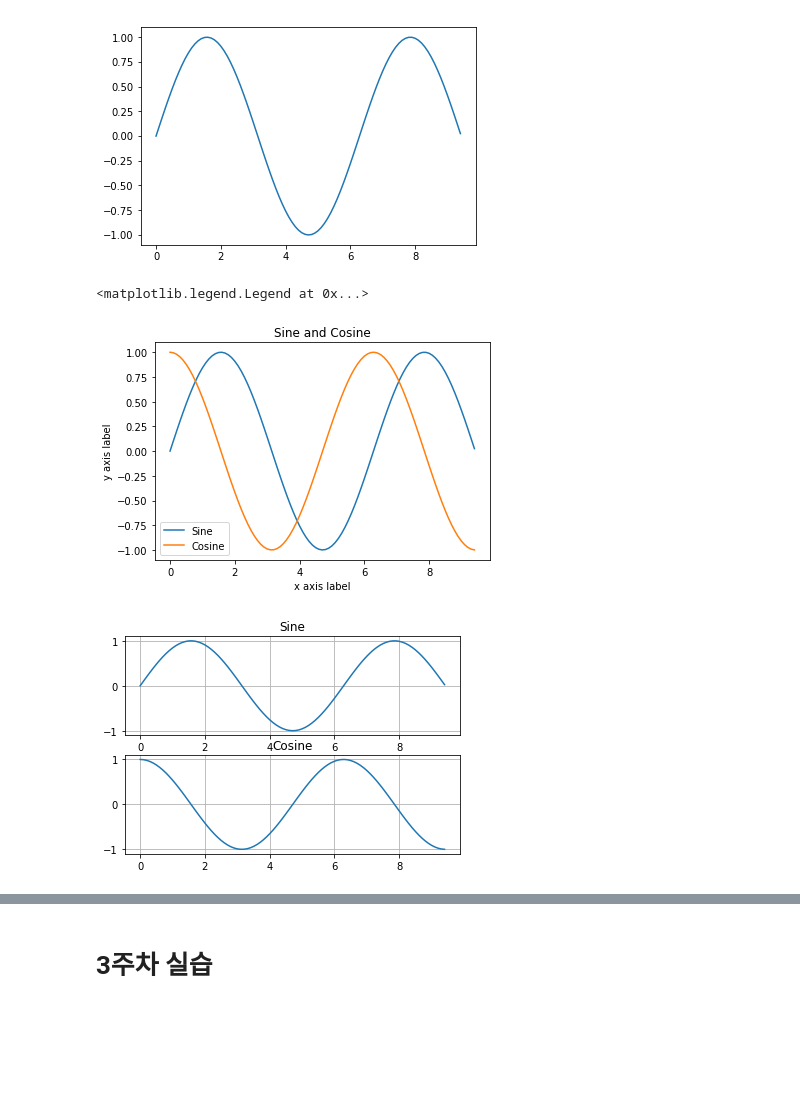
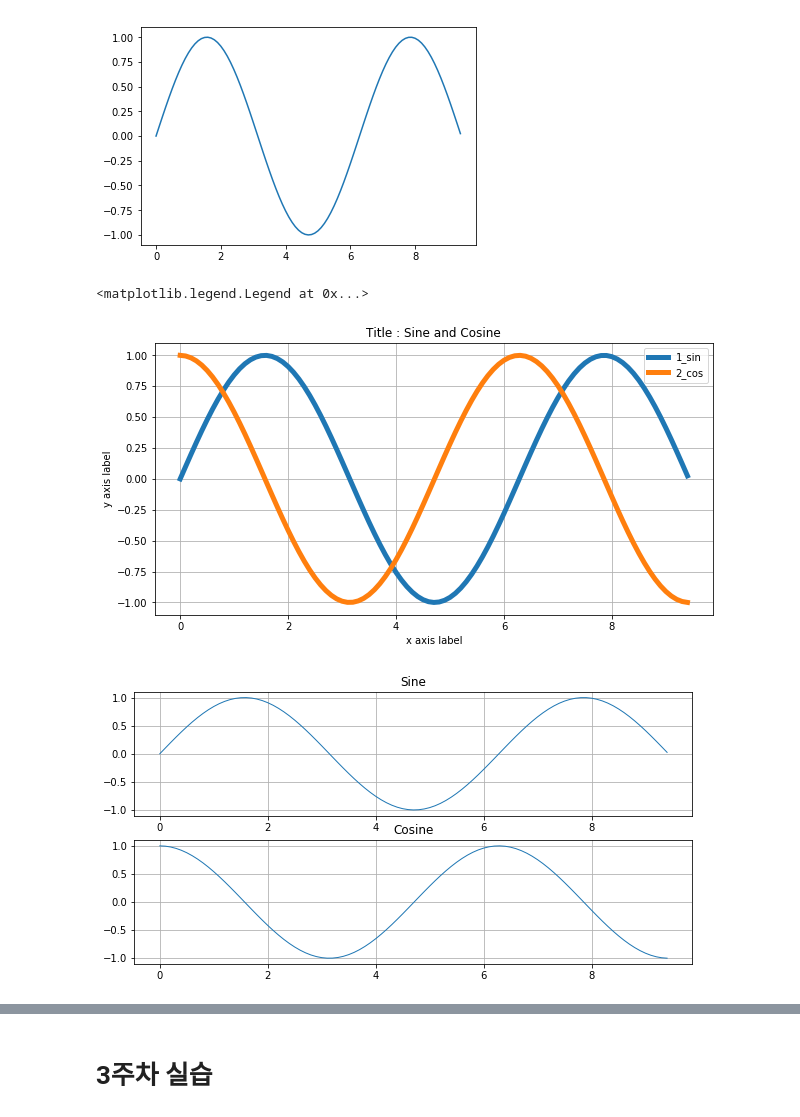
Before and after one commit to Mosses1103/PythonStudy, a Jupyter notebook: 3주차_Numpy.ipynb, the cells around one changed output, grey strips where cells are left out. Drawn from its saved outputs; the diff is of its cells as text; code cells hidden in the pictures; blank space fills up the shorter version.

```diff
--- a/3주차_Numpy.ipynb
+++ b/3주차_Numpy.ipynb
@@ -700,39 +754,36 @@ plt.plot(x, y)
 # %%
 y_sin = np.sin(x)
 y_cos = np.cos(x)
 
-# Plot the points using matplotlib
 plt.plot(x, y_sin)
 plt.plot(x, y_cos)
-plt.rcParams['axes.grid'] = True
+plt.rcParams["figure.figsize"] = (10,5) # 그림(figure)의 크기. (가로,세로) 인치 단위
+plt.rcParams['lines.linewidth'] = 5 # 선의 두께
+plt.rcParams['axes.grid'] = True  # 차트내 격자선(grid) 표시 여부, 적용이 한템포 느리다
 plt.xlabel('x axis label')
 plt.ylabel('y axis label')
-plt.title('Sine and Cosine')
-plt.legend(['Sine', 'Cosine'])
+plt.title('Title : Sine and Cosine')
+plt.legend(['1_sin', '2_cos'])
 # %% [output]
 <matplotlib.legend.Legend at 0x...>
-[figure, old version]
+[figure, new version]
 # %%
-# Compute the x and y coordinates for points on sine and cosine curves
+plt.rcParams['lines.linewidth'] = 1 # 선의 두께
+
 x = np.arange(0, 3 * np.pi, 0.1)
 y_sin = np.sin(x)
 y_cos = np.cos(x)
 
-# Set up a subplot grid that has height 2 and width 1,
-# and set the first such subplot as active.
 plt.subplot(2, 1, 1)
 
-# Make the first plot
 plt.plot(x, y_sin)
 plt.title('Sine')
 
-# Set the second subplot as active, and make the second plot.
 plt.subplot(2, 1, 2)
 plt.plot(x, y_cos)
 plt.title('Cosine')
 
-# Show the figure.
 plt.show()
 # %% [output]
-[figure, old version]
+[figure, new version]
 # %%
```
Also changed, not shown: parts of 15 cells of this notebook.
